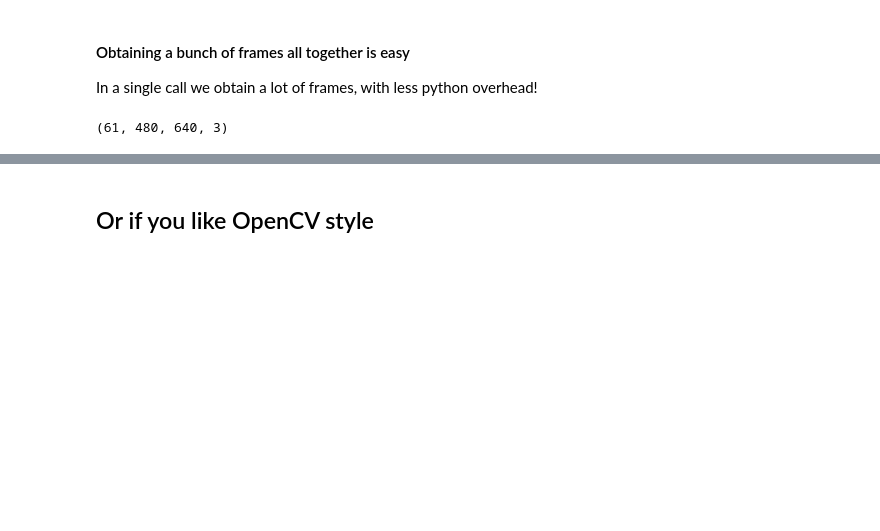
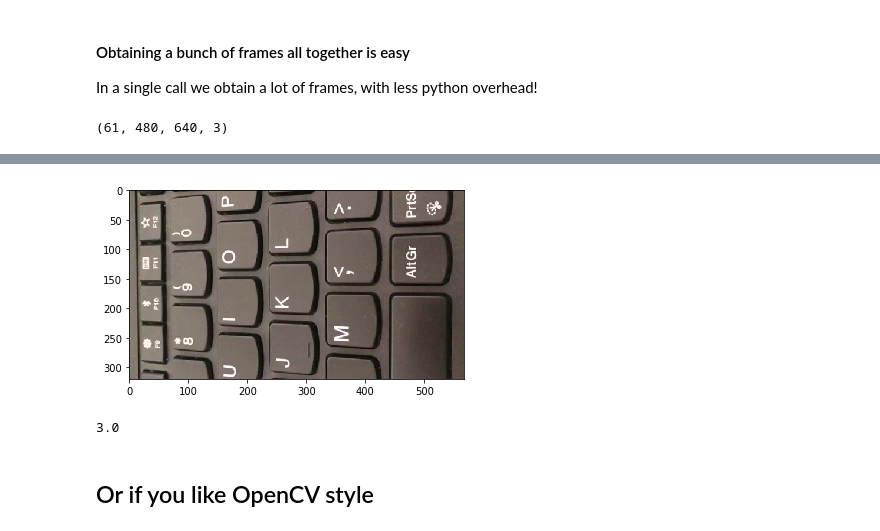
Before and after one commit to dmlc/decord, a Jupyter notebook: examples/video_reader.ipynb, the cells around one changed output, grey strips where cells are left out. Saved outputs shown, nothing was run; the diff lists cells and outputs as text; code cells hidden in the pictures; blank space fills up the shorter version.

```diff
--- a/examples/video_reader.ipynb
+++ b/examples/video_reader.ipynb
@@ -54,3 +68,13 @@ print(frames.shape)
+# %%
+import cv2
+cap = cv2.VideoCapture(rotated_video)
+frame = cv2.cvtColor(cap.read()[1], cv2.COLOR_BGR2RGB)
+plt.imshow(frame)
+plt.show()
+cap.get(cv2.CAP_PROP_FRAME_COUNT)
+# %% [output]
+[figure, added]
+3.0
 # %% [markdown]
 ## Or if you like OpenCV style
 # %%
```
Also changed, not shown: parts of 3 cells of this notebook, 12 other files.
